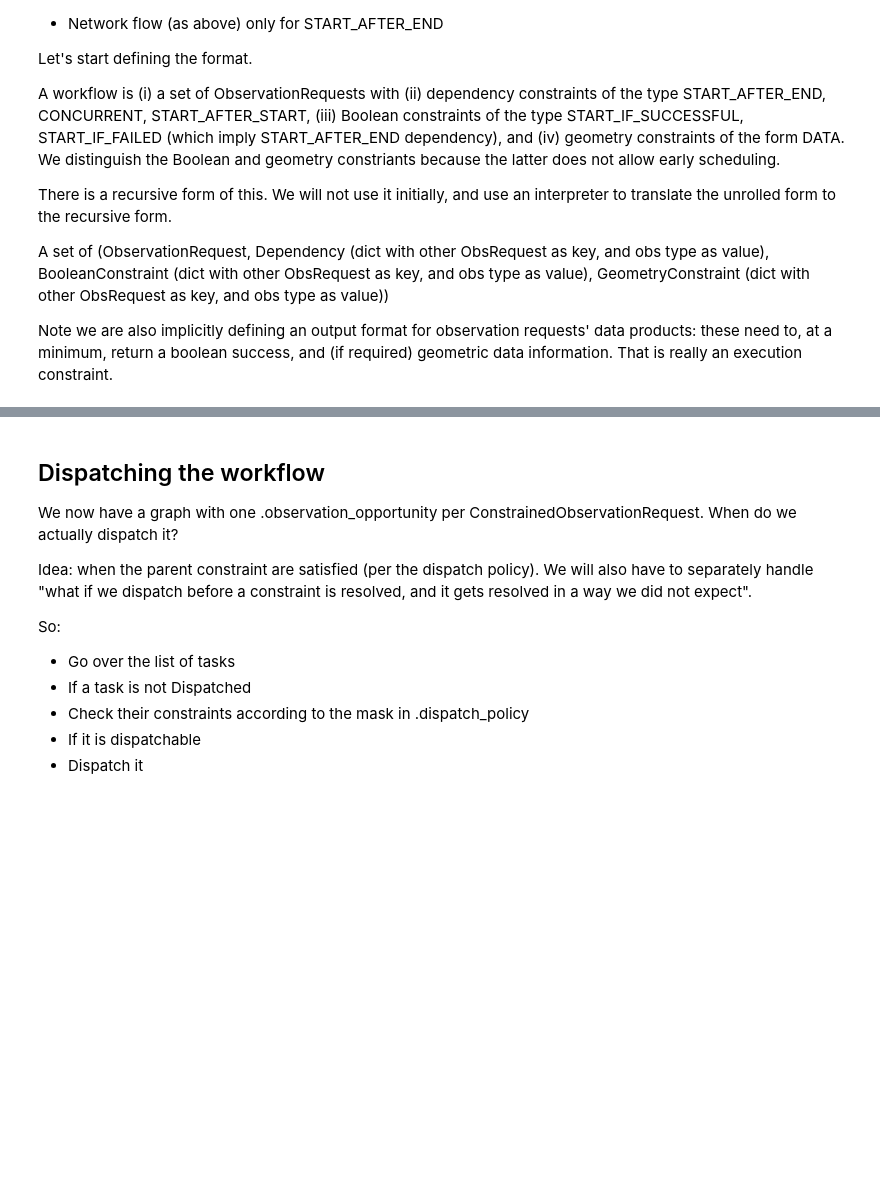
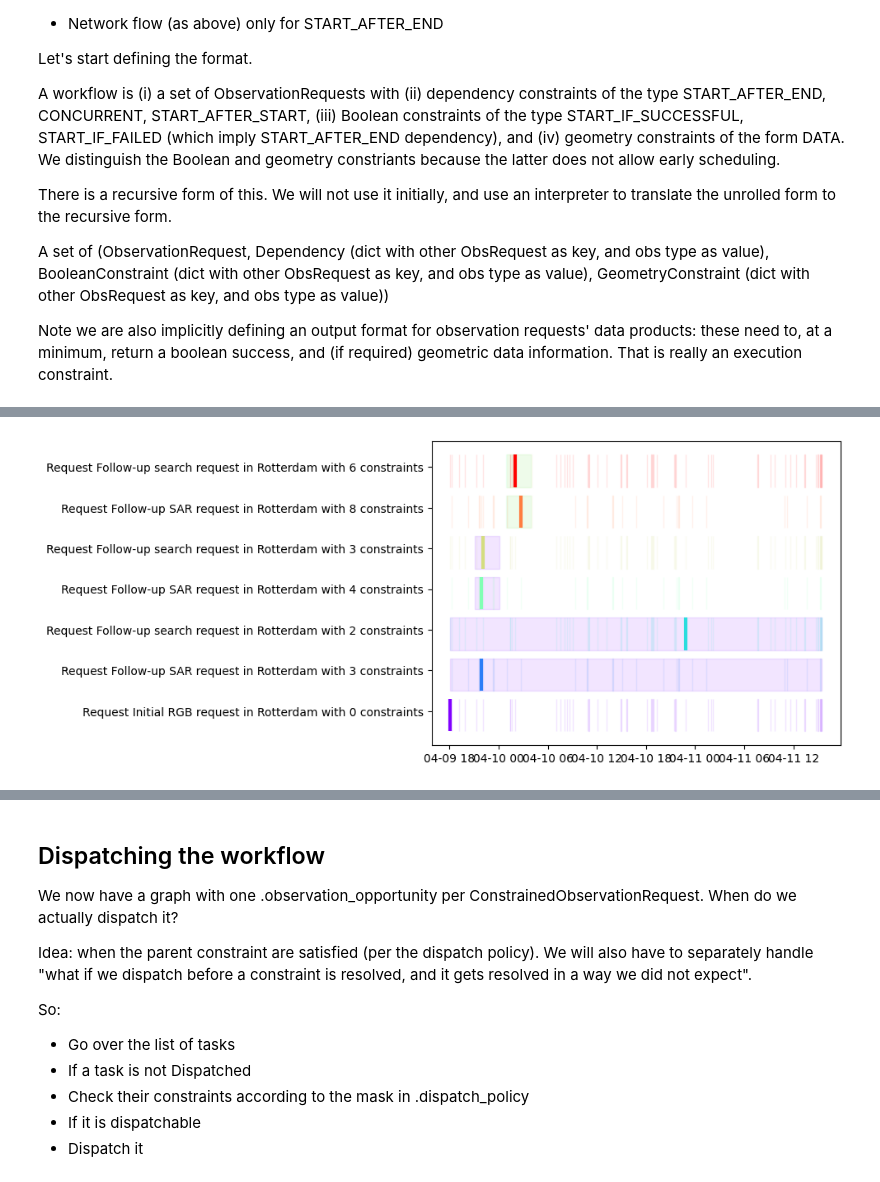
Before and after one commit to seakers/federated-scheduling, a Jupyter notebook: FAME-msa-graph_workflow.ipynb, the cells around one changed output, grey strips where cells are left out. Cells and saved outputs as stored; diff of their text form; code cells hidden in the pictures; blank space fills up the shorter version.

Commit message:
Add: ILP scheduler

```diff
--- a/FAME-msa-graph_workflow.ipynb
+++ b/FAME-msa-graph_workflow.ipynb
@@ -937,7 +354,7 @@ Note we are also implicitly defining an output format for observation requests'
 # %%
 Rotterdam = Location(3.8, 52, 0, "Rotterdam-ish")
-min_time=dt.datetime.now(dt.timezone.utc)
-max_time=dt.datetime.now(dt.timezone.utc)+ dt.timedelta(seconds=3600*24*2)
+min_time=dt.datetime.now(dt.timezone.utc).replace(tzinfo=None)
+max_time=dt.datetime.now(dt.timezone.utc).replace(tzinfo=None)+ dt.timedelta(seconds=3600*24*2)
 
 obs_request_initial = ObservationRequest(
     Rotterdam.lon_deg,
@@ -973,7 +390,9 @@ obs_request_followup_yes = ObservationRequest(
     )
 
 constrained_initial_observation = ConstrainedObservationRequest(
-    observation_request=obs_request_initial
+    observation_request=obs_request_initial,
+    success_declarer=lambda data_product: len(data_product)>0,
+    is_mandatory=True,
 )
 
 constrained_followup_observation = ConstrainedObservationRequest(
@@ -1248,0 +588,4 @@ plot_workflow_schedule(wg)
+# %%
+wg_ilp = build_workflow_graph(workflow=workflow)
+
+wg_scheduled_ilp = ilp_schedule_workflow(workflow_graph=wg_ilp, satellites=all_satellites)
@@ -1248,0 +610,10 @@ plot_workflow_schedule(wg)
+# %%
+for request in workflow:
+    if request in wg_scheduled_ilp.nodes():
+        print(f"Request {request}: opportunity {wg_scheduled_ilp.nodes[request]['observation_opportunity']}")
+    else:
+        print(f"Request {request} was not scheduled")
+# wg.nodes[obs_request_followup_no]
+
+plot_workflow_schedule(wg_scheduled_ilp)
+# %% [output]
@@ -1249,3 +627,4 @@ plot_workflow_schedule(wg)
+[figure, added]
 # %%
 wg_longer = build_workflow_graph(workflow=workflow_longer)
 
```
Also changed, not shown: parts of 53 cells of this notebook, 3 other files.
